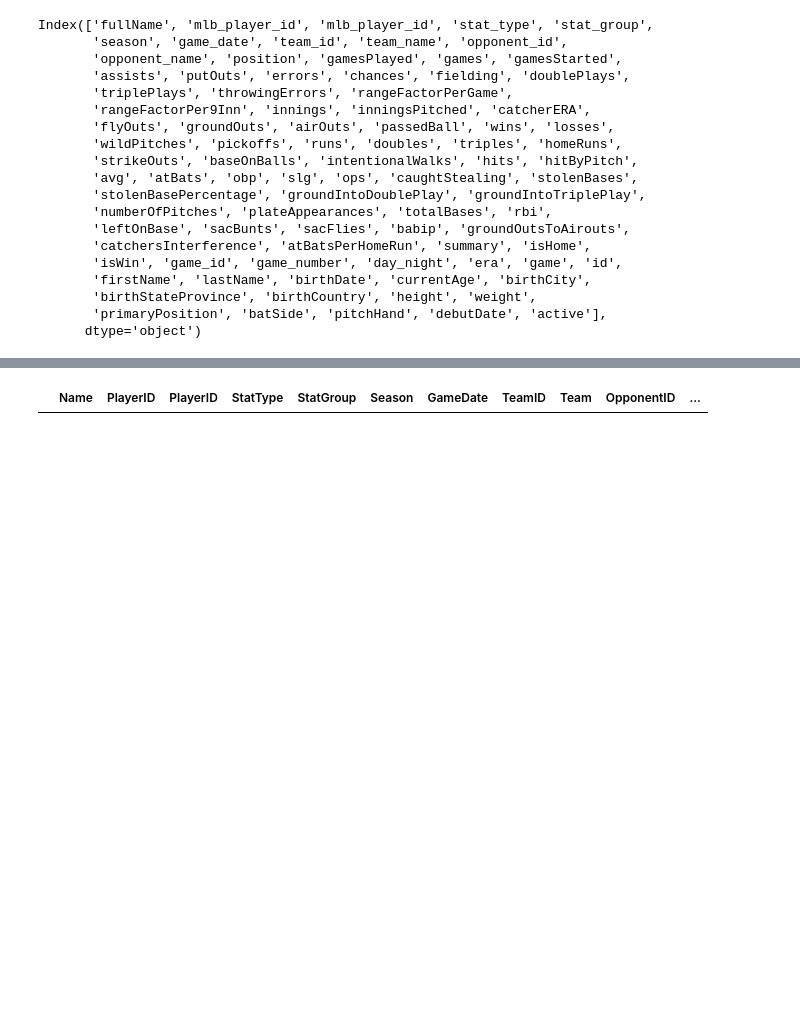
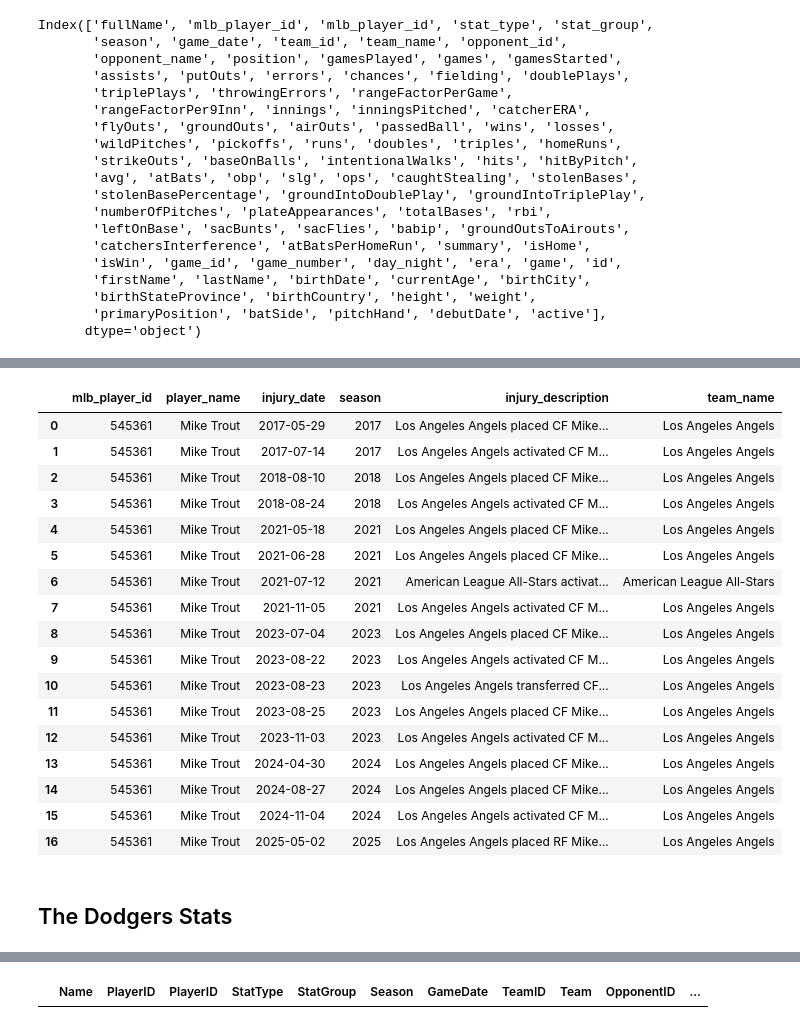
Before and after one commit to laniel123/MLB_Injury_Report, a Jupyter notebook: mlb/notebooks/Mlb_player_db.ipynb, the cells around one changed output, grey strips where cells are left out. Saved outputs shown, nothing was run; the diff lists cells and outputs as text; code cells hidden in the pictures; blank space fills up the shorter version.

Commit message:
Injury Stats Added

```diff
--- a/mlb/notebooks/Mlb_player_db.ipynb
+++ b/mlb/notebooks/Mlb_player_db.ipynb
@@ -202,0 +211,2 @@ player_df.to_csv('mlb_stats.csv', index=False)
+# %%
+injury_stats = pd.read_sql_query("SELECT * FROM injury_stats", conn)
@@ -203,3 +233,39 @@ player_df.to_csv('mlb_stats.csv', index=False)
+# %%
+query = """
+SELECT
+    player_name,
+    COUNT(*) AS injury_count
+FROM
+    injury_stats
+GROUP BY
+    player_name
+ORDER BY
+    injury_count DESC
+LIMIT 10;
+"""
+
+pd.read_sql_query(query, conn)
+# %% [output]
+|  | mlb_player_id | player_name | injury_date | season | injury_description | team_name |
+| 0 | 545361 | Mike Trout | 2017-05-29 | 2017 | Los Angeles Angels placed CF Mike... | Los Angeles Angels |
+| 1 | 545361 | Mike Trout | 2017-07-14 | 2017 | Los Angeles Angels activated CF M... | Los Angeles Angels |
+| 2 | 545361 | Mike Trout | 2018-08-10 | 2018 | Los Angeles Angels placed CF Mike... | Los Angeles Angels |
+| 3 | 545361 | Mike Trout | 2018-08-24 | 2018 | Los Angeles Angels activated CF M... | Los Angeles Angels |
+| 4 | 545361 | Mike Trout | 2021-05-18 | 2021 | Los Angeles Angels placed CF Mike... | Los Angeles Angels |
+| 5 | 545361 | Mike Trout | 2021-06-28 | 2021 | Los Angeles Angels placed CF Mike... | Los Angeles Angels |
+| 6 | 545361 | Mike Trout | 2021-07-12 | 2021 | American League All-Stars activat... | American League All-Stars |
+| 7 | 545361 | Mike Trout | 2021-11-05 | 2021 | Los Angeles Angels activated CF M... | Los Angeles Angels |
+| 8 | 545361 | Mike Trout | 2023-07-04 | 2023 | Los Angeles Angels placed CF Mike... | Los Angeles Angels |
+| 9 | 545361 | Mike Trout | 2023-08-22 | 2023 | Los Angeles Angels activated CF M... | Los Angeles Angels |
+| 10 | 545361 | Mike Trout | 2023-08-23 | 2023 | Los Angeles Angels transferred CF... | Los Angeles Angels |
+| 11 | 545361 | Mike Trout | 2023-08-25 | 2023 | Los Angeles Angels placed CF Mike... | Los Angeles Angels |
+| 12 | 545361 | Mike Trout | 2023-11-03 | 2023 | Los Angeles Angels activated CF M... | Los Angeles Angels |
+| 13 | 545361 | Mike Trout | 2024-04-30 | 2024 | Los Angeles Angels placed CF Mike... | Los Angeles Angels |
+| 14 | 545361 | Mike Trout | 2024-08-27 | 2024 | Los Angeles Angels placed CF Mike... | Los Angeles Angels |
+| 15 | 545361 | Mike Trout | 2024-11-04 | 2024 | Los Angeles Angels activated CF M... | Los Angeles Angels |
+| 16 | 545361 | Mike Trout | 2025-05-02 | 2025 | Los Angeles Angels placed RF Mike... | Los Angeles Angels |
+# %% [markdown]
+## The Dodgers Stats
 # %%
 # Step 1: SQL query to join stats and info for all players
 query = """
```
Also changed, not shown: parts of 9 cells of this notebook, 8 other files.
